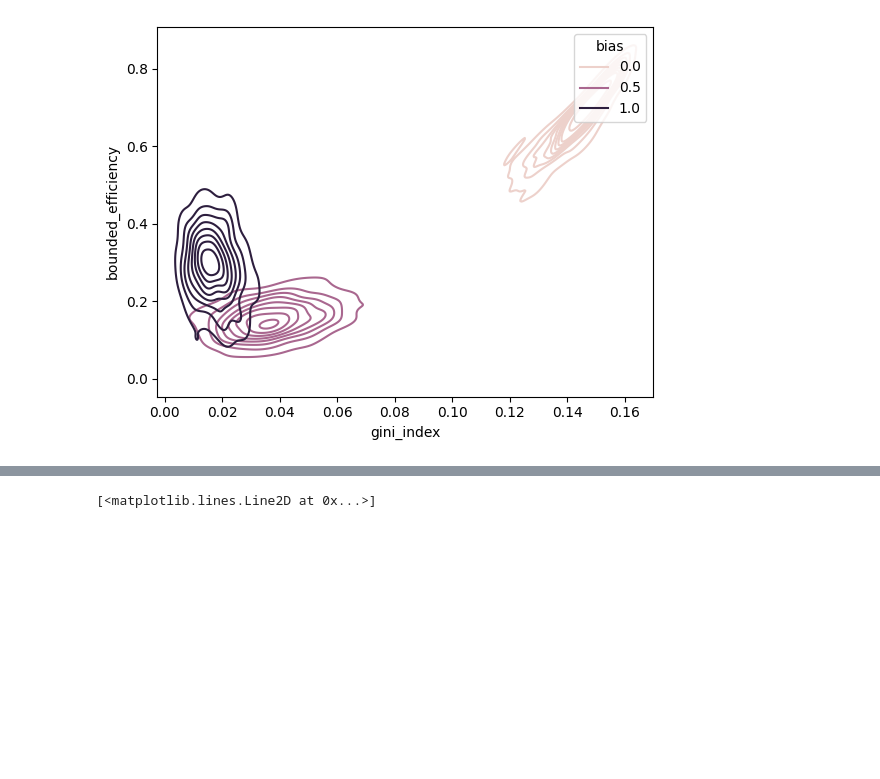
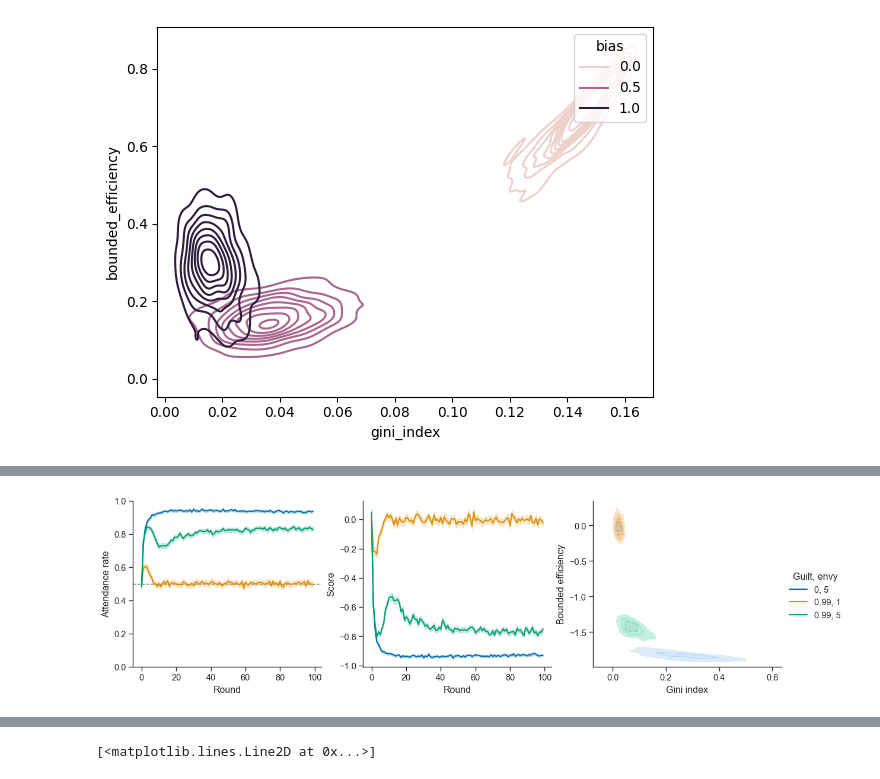
Before and after one commit to EAndrade-Lotero/Cognitive_Models_El_Farol_Bar_Problem, a Jupyter notebook: Notebooks/test_Fairness.ipynb, the cells around one changed output, grey strips where cells are left out. Saved outputs shown, nothing was run; the diff lists cells and outputs as text; code cells hidden in the pictures; blank space fills up the shorter version.

```diff
--- a/Notebooks/test_Fairness.ipynb
+++ b/Notebooks/test_Fairness.ipynb
@@ -213,0 +270,17 @@ sns.kdeplot(
+# %%
+df_list = []
+list_weights = [(0, 5), (0.99, 1), (0.99, 5)]
+
+for gilt, envy in tqdm(list_weights, desc="Sweeping inequity aversion weights"):
+    free_parameters['weight_advantageous_inequality'] = gilt
+    free_parameters['weight_disadvantageous_inequality'] = envy
+    df = Performer.sim(
+        agent_class=FairnessM1,
+        fixed_parameters=fixed_parameters,
+        free_parameters=free_parameters,
+        simulation_parameters=simulation_parameters,
+    )
+    df['fairness_preferences'] = f"{gilt}, {envy}"
+    df_list.append(df)
+
+df = pd.concat(df_list, ignore_index=True)
@@ -213,0 +293,68 @@ sns.kdeplot(
+# %%
+import matplotlib.pyplot as plt
+from Utils.utils import GetMeasurements
+
+gm = GetMeasurements(df, ['bounded_efficiency', 'gini_index'])
+gm.columns.append('fairness_preferences')
+df_measures = gm.get_measurements()
+
+panels = [('decision', 'Attendance rate'), ('score', 'Score')]
+hue_col = 'fairness_preferences'
+palette = 'colorblind'
+
+sns.set_theme(style='ticks', context='paper', font_scale=1.2)
+
+fig, axes = plt.subplots(1, 3, figsize=(12.6, 3.4), layout='constrained')
+
+for ax, (variable, ylabel) in zip(axes[:2], panels):
+    sns.lineplot(
+        data=df,
+        x='round', y=variable,
+        hue=hue_col,
+        palette=palette,
+        errorbar=('ci', 95),
+        linewidth=1.6,
+        ax=ax,
+    )
+    ax.set_xlabel('Round')
+    ax.set_ylabel(ylabel)
+
+axes[0].set_ylim(0, 1)
+axes[0].axhline(
+    fixed_parameters['threshold'],
+    color='0.4', linestyle='--', linewidth=1, zorder=0,
+)
+
+sns.kdeplot(
+    data=df_measures,
+    x='gini_index', y='bounded_efficiency',
+    hue=hue_col,
+    palette=palette,
+    fill=True,
+    alpha=0.35,
+    levels=6,
+    thresh=0.05,
+    ax=axes[2],
+)
+axes[2].set_xlabel('Gini index')
+axes[2].set_ylabel('Bounded efficiency')
+
+for ax in axes:
+    legend = ax.get_legend()
+    if legend is not None:
+        legend.remove()
+
+handles, labels = axes[0].get_legend_handles_labels()
+fig.legend(
+    handles, labels,
+    title='Guilt, envy',
+    loc='outside right center',
+    frameon=False,
+)
+sns.despine(fig=fig)
+
+file = Path('..', 'images', 'exploratory', 'fairness_weights_dynamics.png')
+file.parent.mkdir(parents=True, exist_ok=True)
+fig.savefig(file, dpi=300, bbox_inches='tight')
+# %% [output]
+[figure, added]
```
Also changed, not shown: parts of 13 cells of this notebook, 6 other files.
